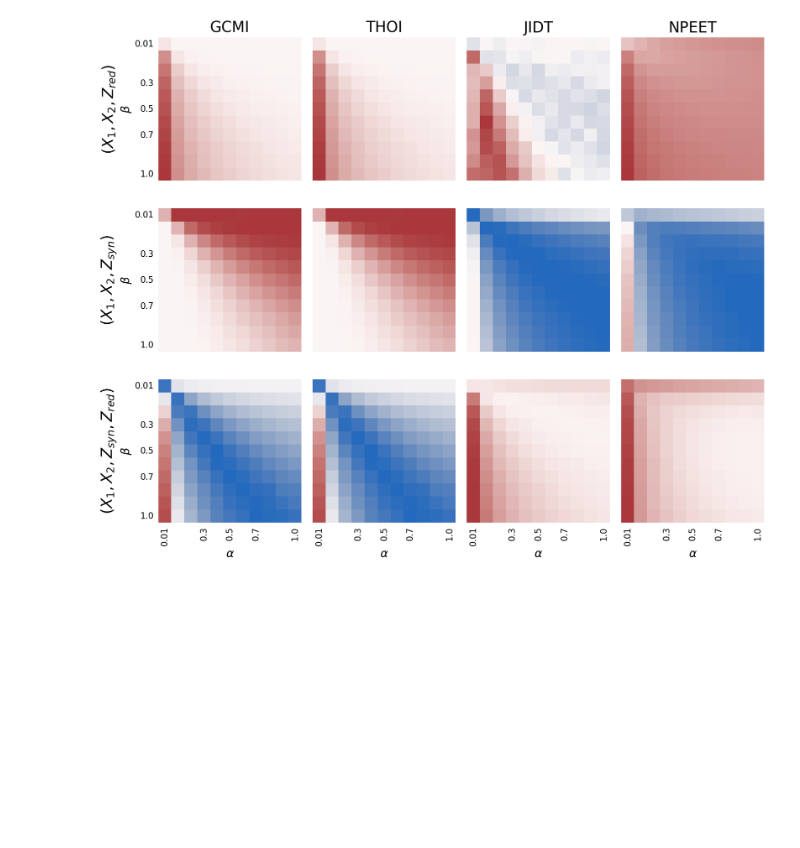
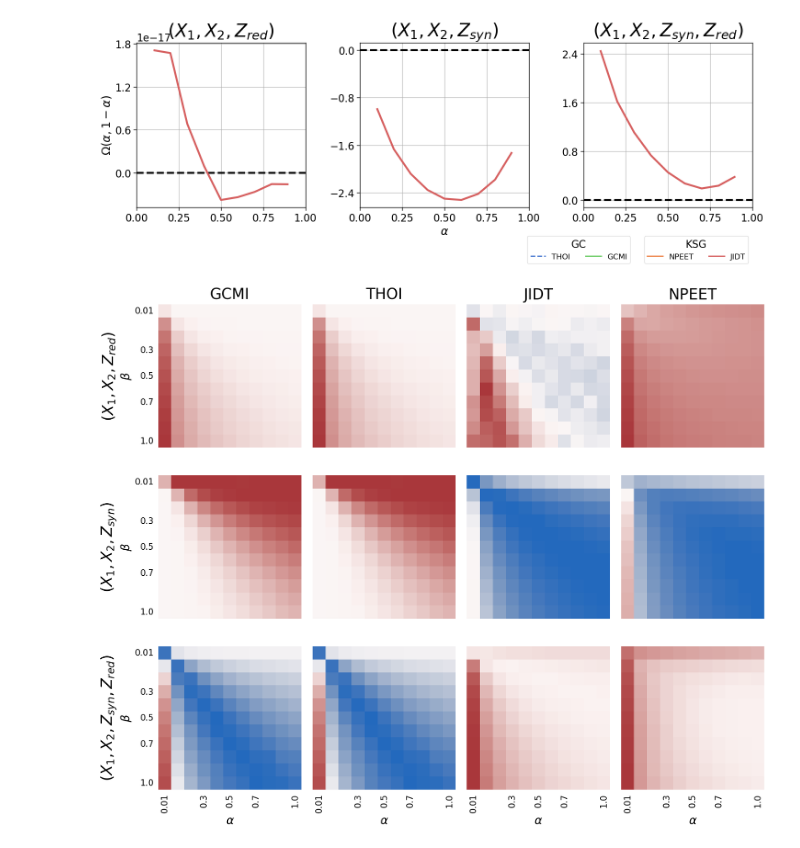
Before and after one commit to Laouen/Oinformation, a Jupyter notebook: analysis/o_information_qualitative.ipynb, the cells around one changed output. Drawn from its saved outputs; the diff is of its cells as text; code cells hidden in the pictures; blank space fills up the shorter version.

```diff
--- a/analysis/o_information_qualitative.ipynb
+++ b/analysis/o_information_qualitative.ipynb
@@ -230,4 +236,12 @@ plot_o_info_heatmap(df, 'relu_pow-0.5')
 [figure]
+# %%
+df = read_csv('../benchmarking/results/o_info/system-relu_pow-1.0_repeat-20_t-10000')
+df = df[df['method'] == 'JIDT']
+
+
+plot_o_info_linear(df, 'relu_pow-1.0_zoom')
+# %% [output]
+[figure, added]
 # %%
 df = read_csv('../benchmarking/results/o_info/system-relu_pow-1.0_repeat-20_t-10000')
 
```
Also changed, not shown: parts of 2 cells of this notebook, 14 other files.
